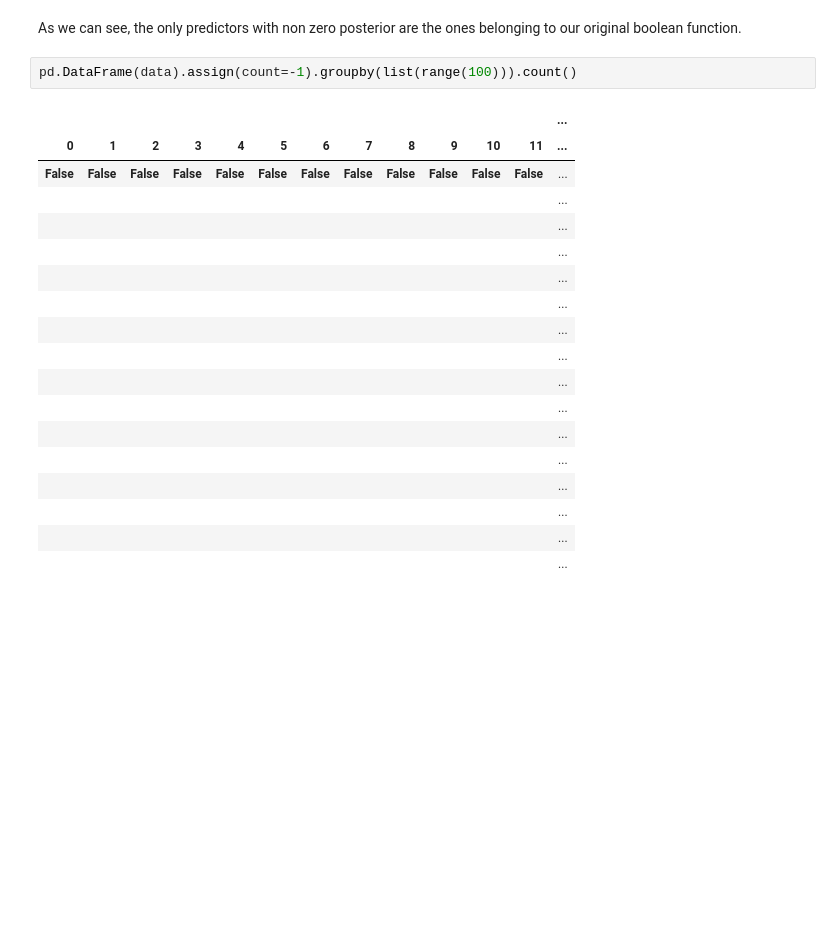
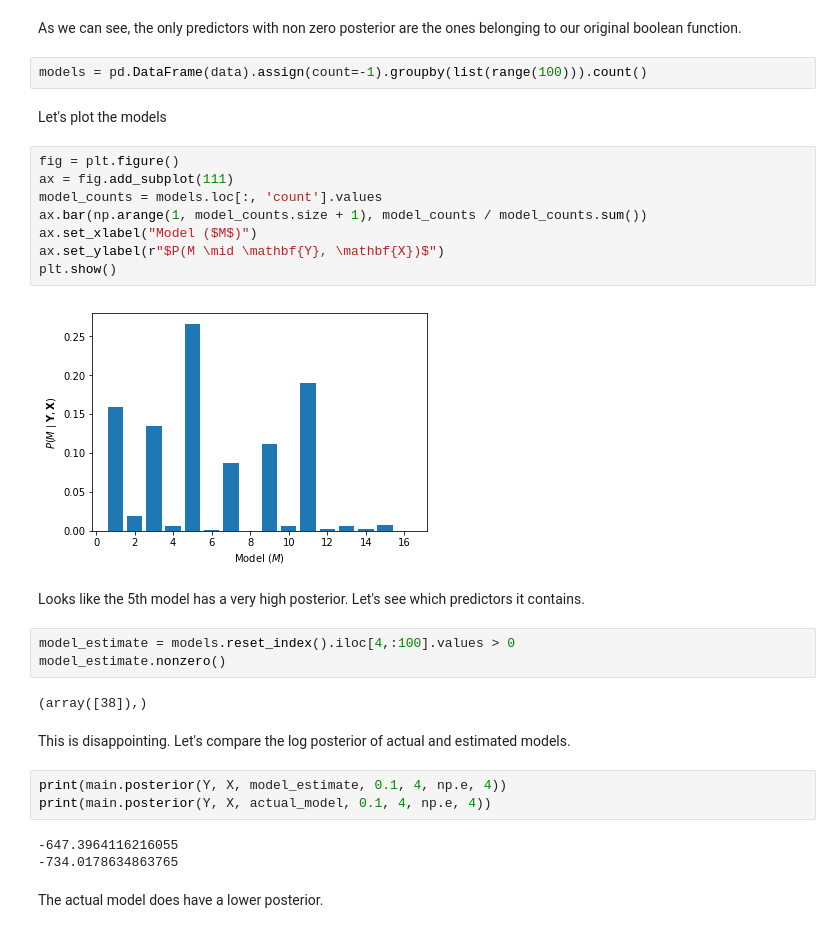
Before and after one commit to RohanBh/noisy-generalized-boolean, a Jupyter notebook: main_test_2.ipynb, the cells around one changed output. Saved outputs shown, nothing was run; the diff lists cells and outputs as text; blank space fills up the shorter version.

```diff
--- a/main_test_2.ipynb
+++ b/main_test_2.ipynb
@@ -167,23 +158,33 @@ predicted_model.nonzero()
 # %% [markdown]
 As we can see, the only predictors with non zero posterior are the ones belonging to our original boolean function.
 # %%
-pd.DataFrame(data).assign(count=-1).groupby(list(range(100))).count()
+models = pd.DataFrame(data).assign(count=-1).groupby(list(range(100))).count()
-# %% [output]
-|  |  |  |  |  |  |  |  |  |  |  |  | ... |
-| 0 | 1 | 2 | 3 | 4 | 5 | 6 | 7 | 8 | 9 | 10 | 11 | ... |
-| False | False | False | False | False | False | False | False | False | False | False | False | ... |
-|  |  |  |  |  |  |  |  |  |  |  |  | ... |
-|  |  |  |  |  |  |  |  |  |  |  |  | ... |
-|  |  |  |  |  |  |  |  |  |  |  |  | ... |
-|  |  |  |  |  |  |  |  |  |  |  |  | ... |
-|  |  |  |  |  |  |  |  |  |  |  |  | ... |
-|  |  |  |  |  |  |  |  |  |  |  |  | ... |
-|  |  |  |  |  |  |  |  |  |  |  |  | ... |
-|  |  |  |  |  |  |  |  |  |  |  |  | ... |
-|  |  |  |  |  |  |  |  |  |  |  |  | ... |
-|  |  |  |  |  |  |  |  |  |  |  |  | ... |
-|  |  |  |  |  |  |  |  |  |  |  |  | ... |
-|  |  |  |  |  |  |  |  |  |  |  |  | ... |
-|  |  |  |  |  |  |  |  |  |  |  |  | ... |
-|  |  |  |  |  |  |  |  |  |  |  |  | ... |
-|  |  |  |  |  |  |  |  |  |  |  |  | ... |
+# %% [markdown]
+Let's plot the models
+# %%
+fig = plt.figure()
+ax = fig.add_subplot(111)
+model_counts = models.loc[:, 'count'].values
+ax.bar(np.arange(1, model_counts.size + 1), model_counts / model_counts.sum())
+ax.set_xlabel("Model ($M$)")
+ax.set_ylabel(r"$P(M \mid \mathbf{Y}, \mathbf{X})$")
+plt.show()
+# %% [output]
+[figure, added]
+# %% [markdown]
+Looks like the 5th model has a very high posterior. Let's see which predictors it contains.
+# %%
+model_estimate = models.reset_index().iloc[4,:100].values > 0
+model_estimate.nonzero()
+# %% [output]
+(array([38]),)
+# %% [markdown]
+This is disappointing. Let's compare the log posterior of actual and estimated models.
+# %%
+print(main.posterior(Y, X, model_estimate, 0.1, 4, np.e, 4))
+print(main.posterior(Y, X, actual_model, 0.1, 4, np.e, 4))
+# %% [output]
+-647.3964116216055
+-734.0178634863765
+# %% [markdown]
+The actual model does have a lower posterior.
```
Also changed, not shown: parts of 13 cells of this notebook, 5 other files.
